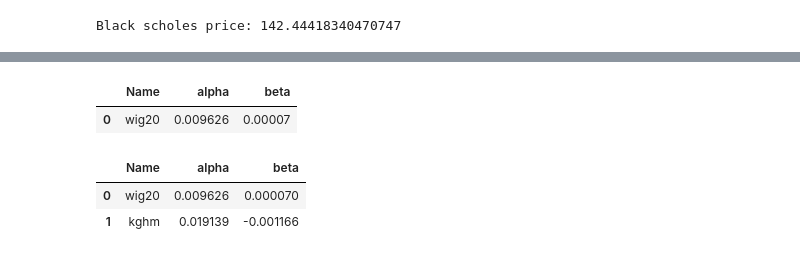
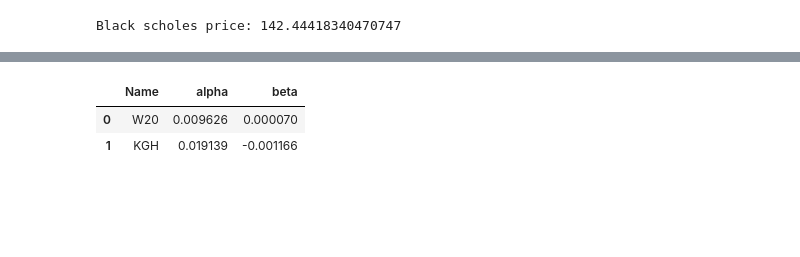
Before and after one commit to wfica/stochastic-fin-maths, a Jupyter notebook: project_1/libraryTests.ipynb, the cells around one changed output, grey strips where cells are left out. Drawn from its saved outputs; the diff is of its cells as text; code cells hidden in the pictures; blank space fills up the shorter version.

```diff
--- a/project_1/libraryTests.ipynb
+++ b/project_1/libraryTests.ipynb
@@ -92,13 +132,10 @@ s / 100.
 # %%
 # zmiana parametrów model.changeAssetParameter("wig20", alpha = 0.01)
 # # zmiana parametrów model.changeAssetParameter("wig20", alpha = 0.01, beta = 0.0000005)
-model.getAssetParameters(name = "wig20")
+# pricing.getAssetParameters(name = "wig20")
-# %% [output]
-|  | Name | alpha | beta |
-| 0 | wig20 | 0.009626 | 0.00007 |
 # %%
-model.getAssetParameters()
+pricing.getAssetParameters()
 # %% [output]
 |  | Name | alpha | beta |
-| 0 | wig20 | 0.009626 | 0.000070 |
-| 1 | kghm | 0.019139 | -0.001166 |
+| 0 | W20 | 0.009626 | 0.000070 |
+| 1 | KGH | 0.019139 | -0.001166 |
```
Also changed, not shown: parts of 10 cells of this notebook, 2 other files.
